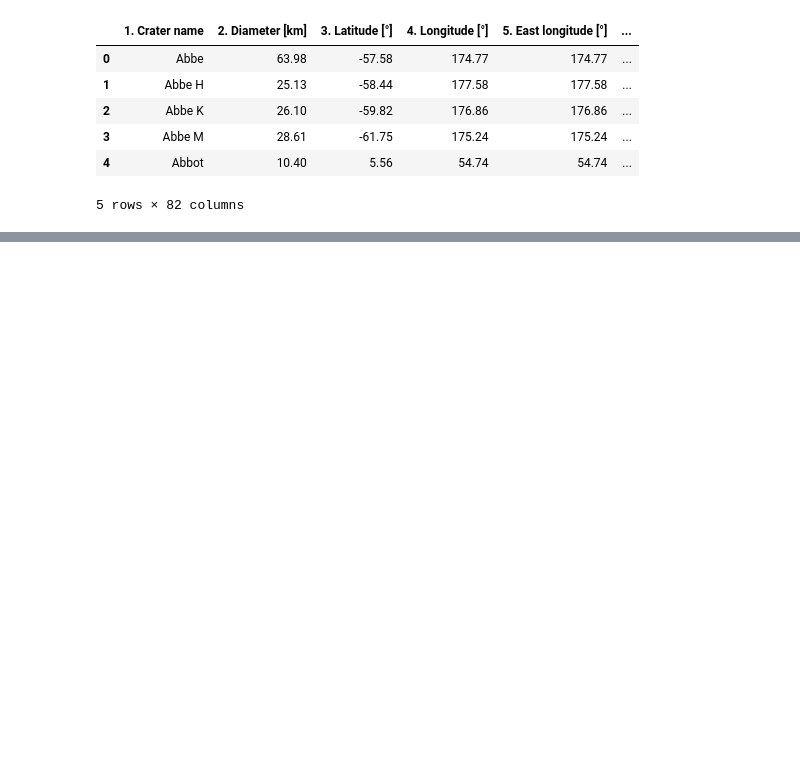
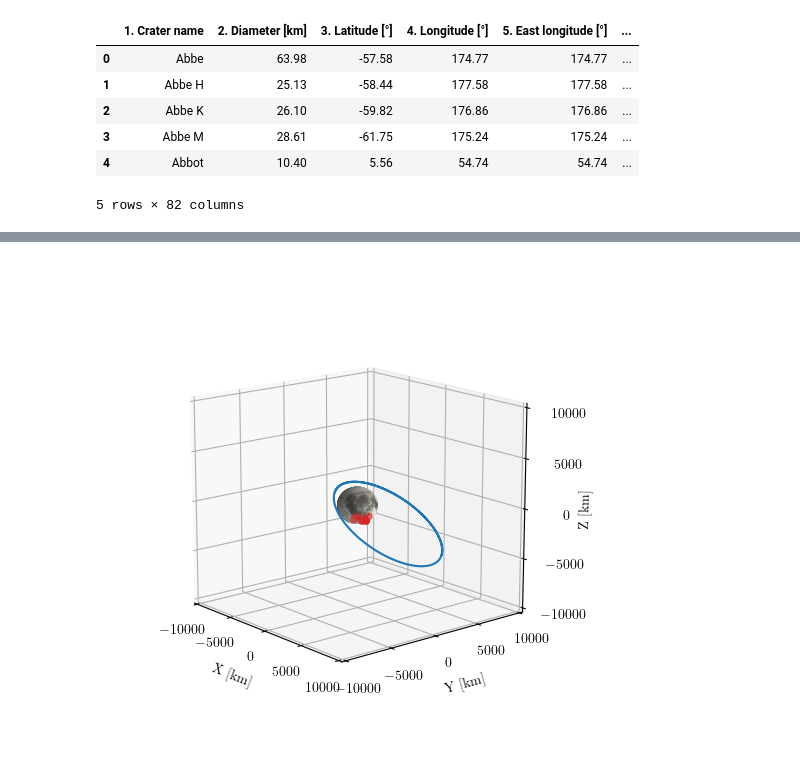
Before and after one commit to Stanford-NavLab/LuPNT, a Jupyter notebook: examples/projects/pnt-scheduling/example_pnt_scheduling.ipynb, the cells around one changed output, grey strips where cells are left out. Saved outputs shown, nothing was run; the diff lists cells and outputs as text; code cells hidden in the pictures; blank space fills up the shorter version.

```diff
--- a/examples/projects/pnt-scheduling/example_pnt_scheduling.ipynb
+++ b/examples/projects/pnt-scheduling/example_pnt_scheduling.ipynb
@@ -117,0 +149,4 @@ TypeError: Plot3D.plot_surface() got an unexpected keyword argument 'scale'
+# %%
+# Propagation
+rv = dynamics.propagate(rv_sat_mi, epoch_0, epoch_0 + tspan)
+rv_earth = pnt.SpiceInterface.get_body_pos_vel(epoch_0, pnt.MOON, pnt.EARTH)
@@ -117,0 +230,13 @@ TypeError: Plot3D.plot_surface() got an unexpected keyword argument 'scale'
+# %%
+# Plot orbit
+fig = pnt.plots.Plot3D(figsize=(5, 5), elev=15, azim=-40)
+fig.plot_surface(pnt.MOON, scale=3)
+fig.label_axis()
+fig.plot(rv[:,0:3], label="Satellite", color="tab:blue", mask=False)
+fig.scatter(r_obs_mi, label="Observation Locations", color="tab:red", mask=False)
+# Change z-axis label margin
+fig.ax.zaxis.labelpad = 5
+plt.savefig("figures/obs_locations.pdf")
+plt.show()
+# %% [output]
+[figure, added]
```
Also changed, not shown: parts of 24 cells of this notebook, 2 other files.
